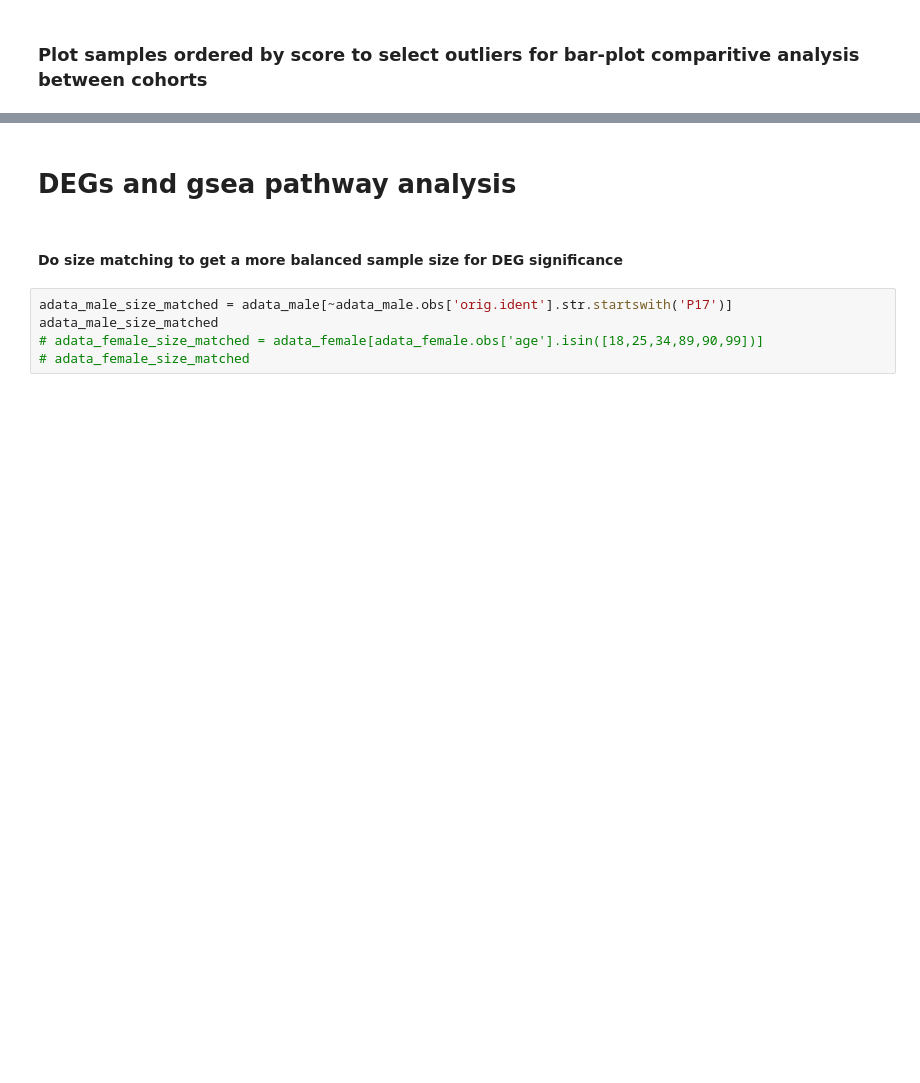
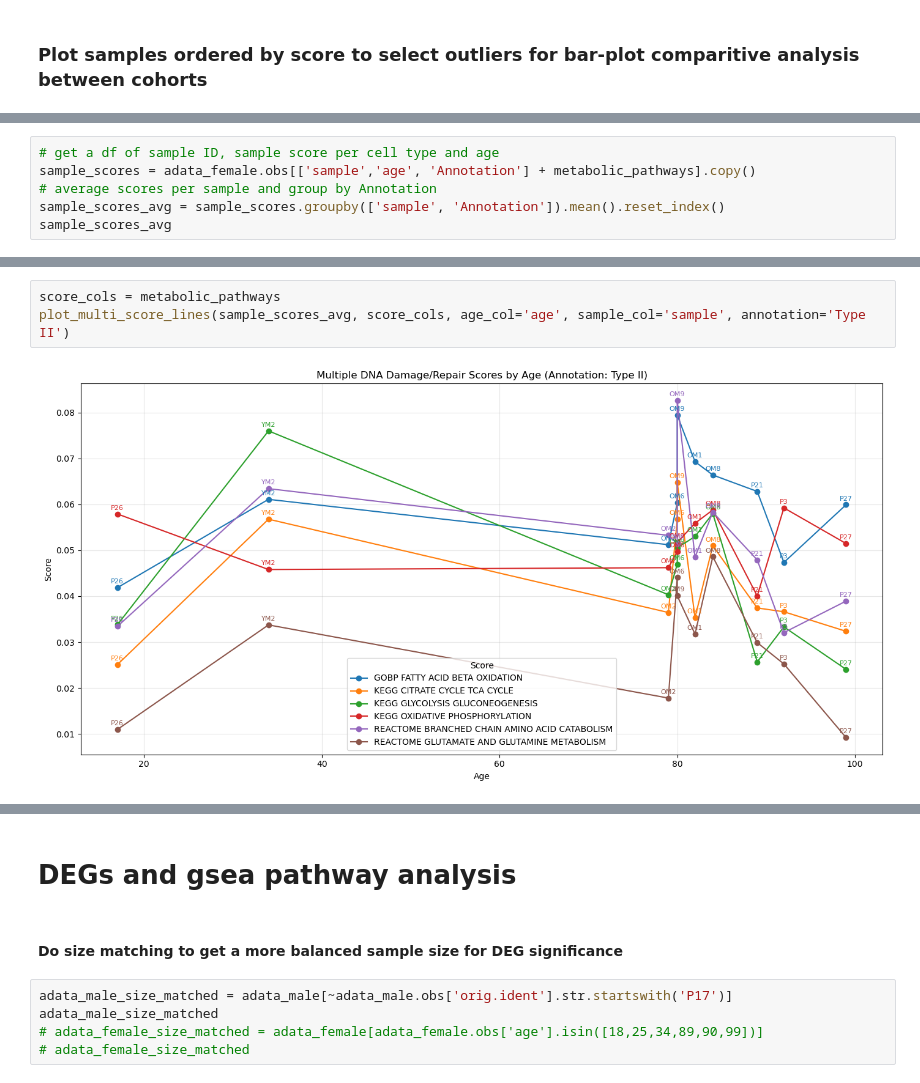
Before and after one commit to sachha-naksha/SKM_multimodal_analysis, a Jupyter notebook: py_scripts/gsea_analysis.ipynb, the cells around one changed output, grey strips where cells are left out. Cells and saved outputs as stored; diff of their text form; blank space fills up the shorter version.

```diff
--- a/py_scripts/gsea_analysis.ipynb
+++ b/py_scripts/gsea_analysis.ipynb
@@ -140,0 +156,6 @@ adata_male.write_h5ad(os.path.join(out_tmp, 'myofibers_male.h5ad'))
+# %%
+# get a df of sample ID, sample score per cell type and age
+sample_scores = adata_female.obs[['sample','age', 'Annotation'] + metabolic_pathways].copy()
+# average scores per sample and group by Annotation
+sample_scores_avg = sample_scores.groupby(['sample', 'Annotation']).mean().reset_index()
+sample_scores_avg
@@ -140,0 +233,5 @@ adata_male.write_h5ad(os.path.join(out_tmp, 'myofibers_male.h5ad'))
+# %%
+score_cols = metabolic_pathways
+plot_multi_score_lines(sample_scores_avg, score_cols, age_col='age', sample_col='sample', annotation='Type II')
+# %% [output]
+[figure, added]
```
Also changed, not shown: parts of 18 cells of this notebook.
